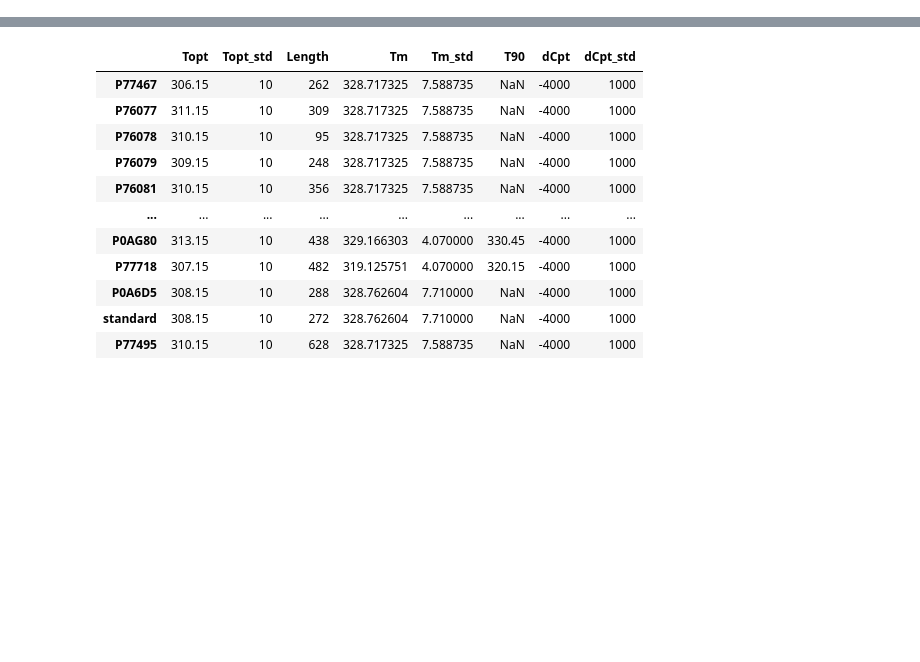
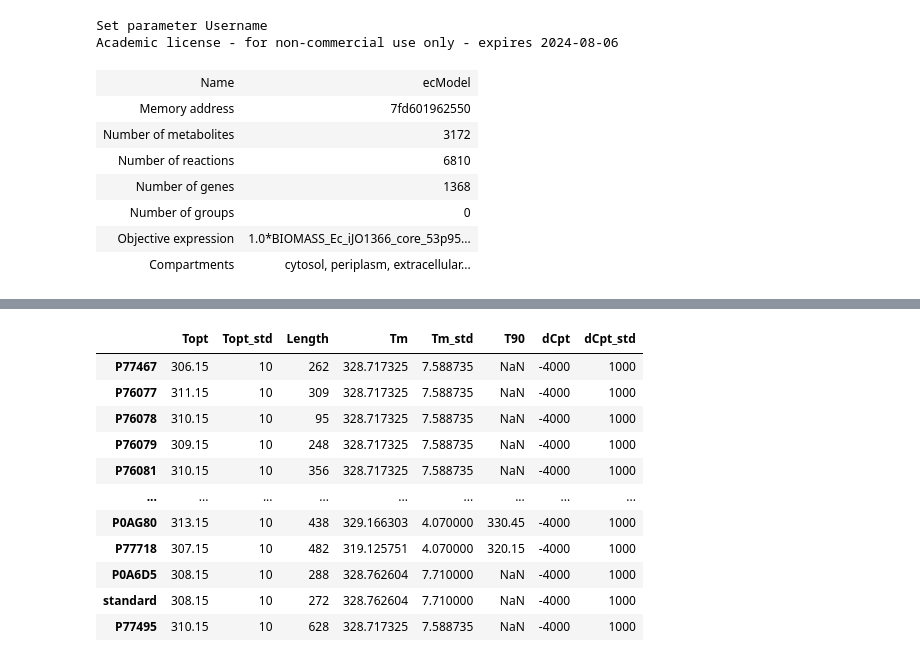
Before and after one commit to adimadkaikar/MResProject, a Jupyter notebook: code/PunchingBag.ipynb, the cells around one changed output, grey strips where cells are left out. Drawn from its saved outputs; the diff is of its cells as text; code cells hidden in the pictures; blank space fills up the shorter version.

```diff
--- a/code/PunchingBag.ipynb
+++ b/code/PunchingBag.ipynb
@@ -16,0 +29,14 @@ import requests
+# %%
+mae = cobra.io.load_matlab_model('/home/adi/Documents/Project/MResProject/models/ecModel.mat')
+mae
+# %% [output]
+Set parameter Username
+Academic license - for non-commercial use only - expires 2024-08-06
+| Name | ecModel |
+| Memory address | 7fd601962550 |
+| Number of metabolites | 3172 |
+| Number of reactions | 6810 |
+| Number of genes | 1368 |
+| Number of groups | 0 |
+| Objective expression | 1.0*BIOMASS_Ec_iJO1366_core_53p95... |
+| Compartments | cytosol, periplasm, extracellular... |
```
Also changed, not shown: parts of 5 cells of this notebook, 35 other files.
